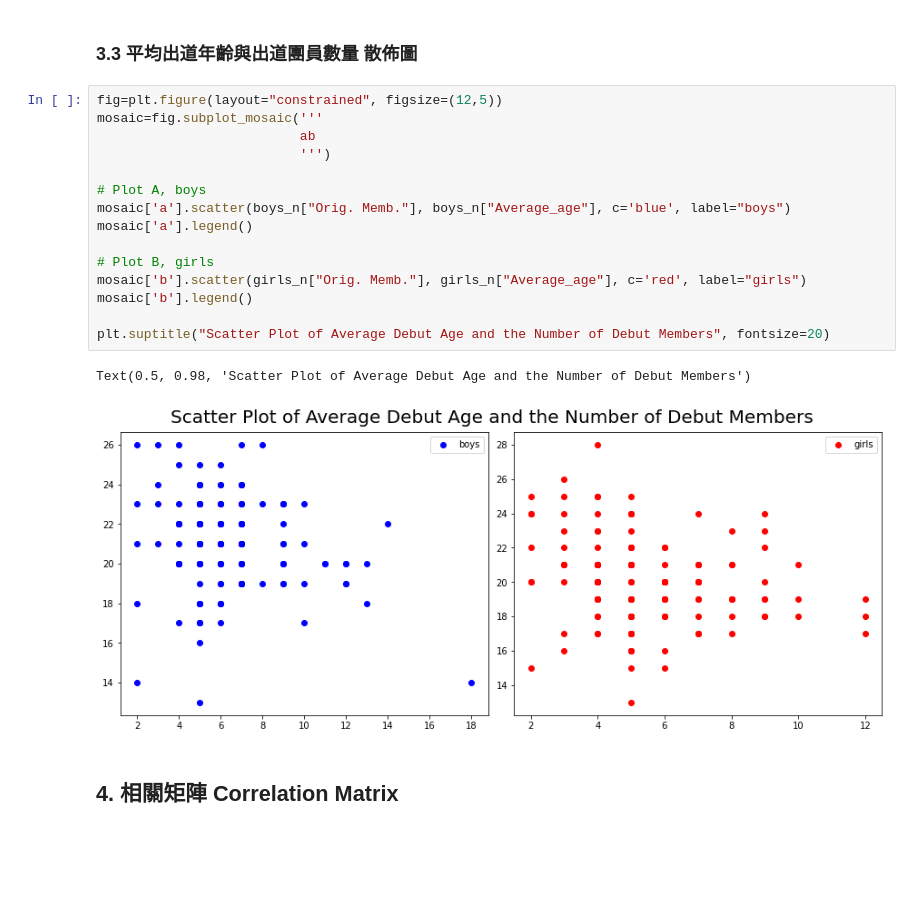
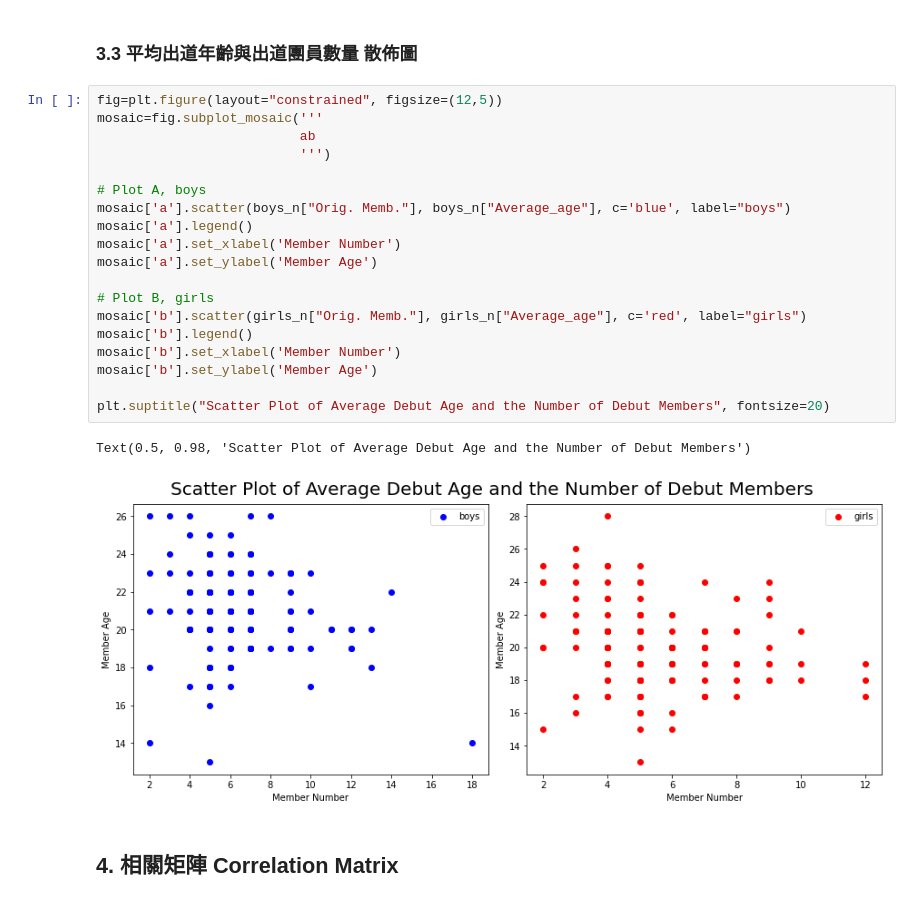
Before and after one commit to sleeping-psystudent/Dspy-Final-Project, a Jupyter notebook: Relation_analysis.ipynb, the cells around one changed output. Drawn from its saved outputs; the diff is of its cells as text; blank space fills up the shorter version.

```diff
--- a/Relation_analysis.ipynb
+++ b/Relation_analysis.ipynb
@@ -177,21 +193,25 @@ plt.show()
 # %%
 fig=plt.figure(layout="constrained", figsize=(12,5))
 mosaic=fig.subplot_mosaic('''
                           ab
                           ''')
 
 # Plot A, boys
 mosaic['a'].scatter(boys_n["Orig. Memb."], boys_n["Average_age"], c='blue', label="boys")
 mosaic['a'].legend()
+mosaic['a'].set_xlabel('Member Number')
+mosaic['a'].set_ylabel('Member Age')
 
 # Plot B, girls
 mosaic['b'].scatter(girls_n["Orig. Memb."], girls_n["Average_age"], c='red', label="girls")
 mosaic['b'].legend()
+mosaic['b'].set_xlabel('Member Number')
+mosaic['b'].set_ylabel('Member Age')
 
 plt.suptitle("Scatter Plot of Average Debut Age and the Number of Debut Members", fontsize=20)
 # %% [output]
 Text(0.5, 0.98, 'Scatter Plot of Average Debut Age and the Number of Debut Members')
-[figure, old version]
+[figure, new version]
 # %% [markdown]
 ## 4. 相關矩陣 Correlation Matrix
 # %%
```
Also changed, not shown: parts of 4 cells of this notebook.
